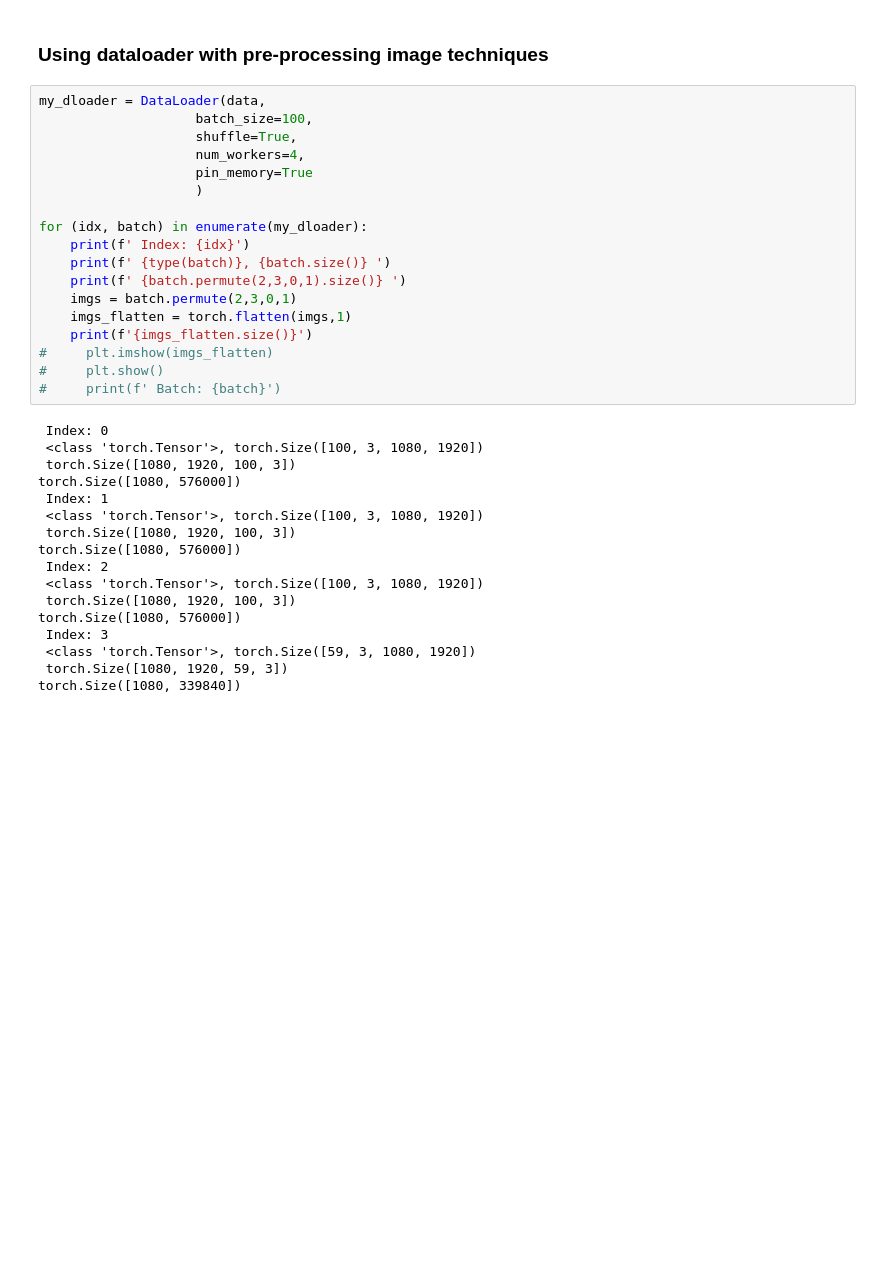
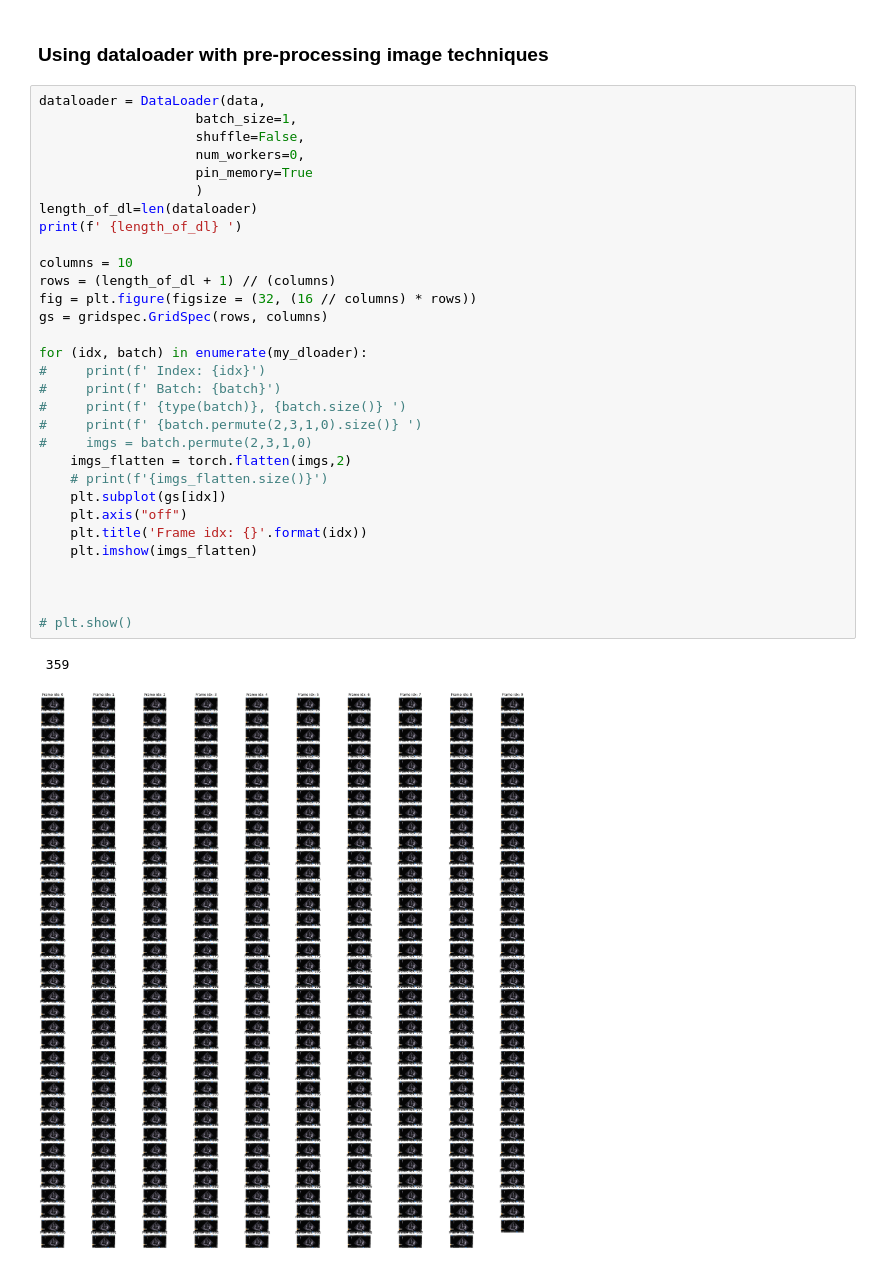
Before and after one commit to vital-ultrasound/ai-echocardiography-for-low-resource-countries, a Jupyter notebook: scripts/dataloaders/notebook.ipynb, the cells around one changed output. Saved outputs shown, nothing was run; the diff lists cells and outputs as text; blank space fills up the shorter version.

Commit message:
#28 adds loop to visualise US frames of the dataloader

```diff
--- a/scripts/dataloaders/notebook.ipynb
+++ b/scripts/dataloaders/notebook.ipynb
@@ -162,37 +62,36 @@ Function '__getitem__' executed in 49.3274s
 # %% [markdown]
 ### Using dataloader with pre-processing image techniques
 # %%
-my_dloader = DataLoader(data,
-                    batch_size=100,
-                    shuffle=True,
-                    num_workers=4,
+dataloader = DataLoader(data,
+                    batch_size=1,
+                    shuffle=False,
+                    num_workers=0,
                     pin_memory=True
                     )
+length_of_dl=len(dataloader)
+print(f' {length_of_dl} ')
+
+columns = 10
+rows = (length_of_dl + 1) // (columns)
+fig = plt.figure(figsize = (32, (16 // columns) * rows))
+gs = gridspec.GridSpec(rows, columns)
 
 for (idx, batch) in enumerate(my_dloader):
-    print(f' Index: {idx}')
-    print(f' {type(batch)}, {batch.size()} ')
-    print(f' {batch.permute(2,3,0,1).size()} ')
-    imgs = batch.permute(2,3,0,1)
-    imgs_flatten = torch.flatten(imgs,1)
-    print(f'{imgs_flatten.size()}')
-#     plt.imshow(imgs_flatten)
-#     plt.show()
+#     print(f' Index: {idx}')
 #     print(f' Batch: {batch}')
+#     print(f' {type(batch)}, {batch.size()} ')
+#     print(f' {batch.permute(2,3,1,0).size()} ')
+#     imgs = batch.permute(2,3,1,0)
+    imgs_flatten = torch.flatten(imgs,2)
+    # print(f'{imgs_flatten.size()}')
+    plt.subplot(gs[idx])
+    plt.axis("off")
+    plt.title('Frame idx: {}'.format(idx))
+    plt.imshow(imgs_flatten)
+
+
+
+# plt.show()
 # %% [output]
- Index: 0
- <class 'torch.Tensor'>, torch.Size([100, 3, 1080, 1920])
- torch.Size([1080, 1920, 100, 3])
-torch.Size([1080, 576000])
- Index: 1
- <class 'torch.Tensor'>, torch.Size([100, 3, 1080, 1920])
- torch.Size([1080, 1920, 100, 3])
-torch.Size([1080, 576000])
- Index: 2
- <class 'torch.Tensor'>, torch.Size([100, 3, 1080, 1920])
- torch.Size([1080, 1920, 100, 3])
-torch.Size([1080, 576000])
- Index: 3
- <class 'torch.Tensor'>, torch.Size([59, 3, 1080, 1920])
- torch.Size([1080, 1920, 59, 3])
-torch.Size([1080, 339840])
+ 359
+[figure, added]
```
Also changed, not shown: parts of 2 cells of this notebook, 2 other files.
